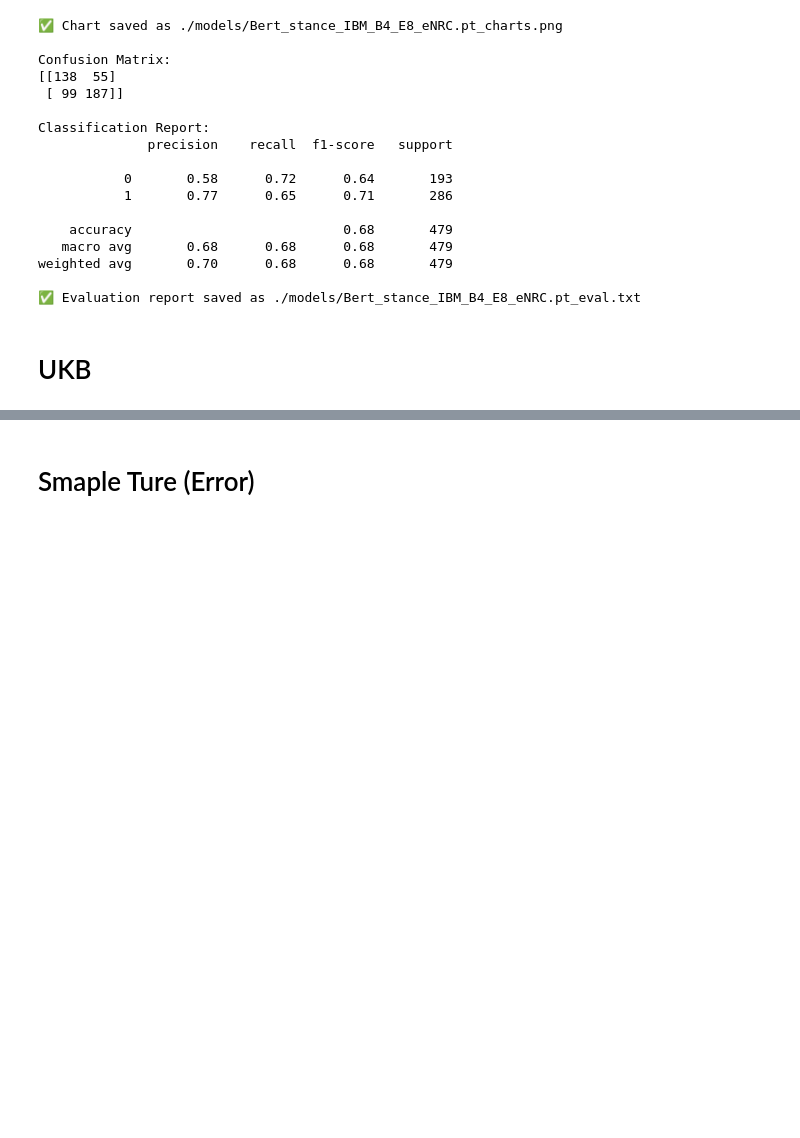
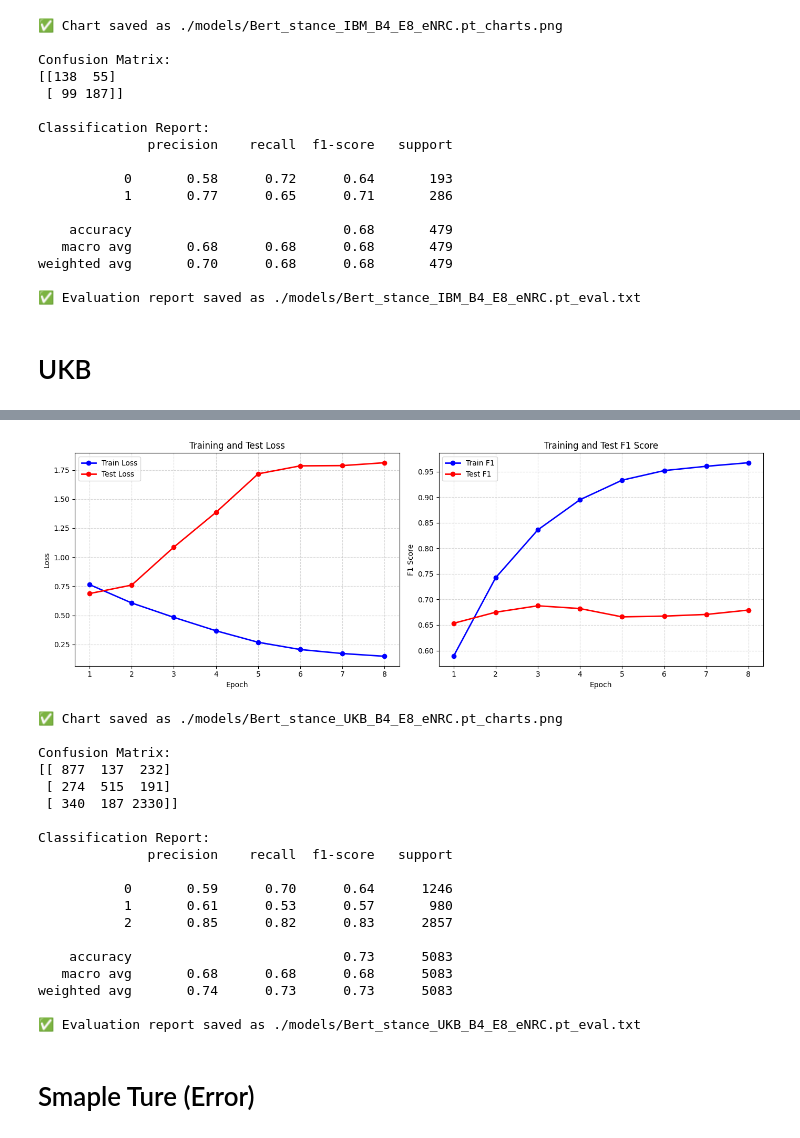
Before and after one commit to myeghaneh/ArguSentiment, a Jupyter notebook: src/experiments.ipynb, the cells around one changed output, grey strips where cells are left out. Cells and saved outputs as stored; diff of their text form; code cells hidden in the pictures; blank space fills up the shorter version.

```diff
--- a/src/experiments.ipynb
+++ b/src/experiments.ipynb
@@ -1514,10 +1580,33 @@ NameError: name 'train_model' is not defined
+# %%
+history, y_val_s, y_test_pred = load_training_results("./final_results/Bert_stance_UKB_B4_E8_eNRC.pt")
 # %%
 plot_training_history_cm_cr(
     history,
-    y_true=y_val,
+    y_true=y_val_s,
     y_pred=y_test_pred,
     run_name="./models/Bert_stance_UKB_B4_E8_eNRC.pt"
 )
+# %% [output]
+[figure, added]
+✅ Chart saved as ./models/Bert_stance_UKB_B4_E8_eNRC.pt_charts.png
+
+Confusion Matrix:
+[[ 877  137  232]
+ [ 274  515  191]
+ [ 340  187 2330]]
+
+Classification Report:
+              precision    recall  f1-score   support
+
+           0       0.59      0.70      0.64      1246
+           1       0.61      0.53      0.57       980
+           2       0.85      0.82      0.83      2857
+
+    accuracy                           0.73      5083
+   macro avg       0.68      0.68      0.68      5083
+weighted avg       0.74      0.73      0.73      5083
+
+✅ Evaluation report saved as ./models/Bert_stance_UKB_B4_E8_eNRC.pt_eval.txt
 # %% [markdown]
 # Smaple Ture (Error)
 # %%
```
Also changed, not shown: parts of 17 cells of this notebook.
